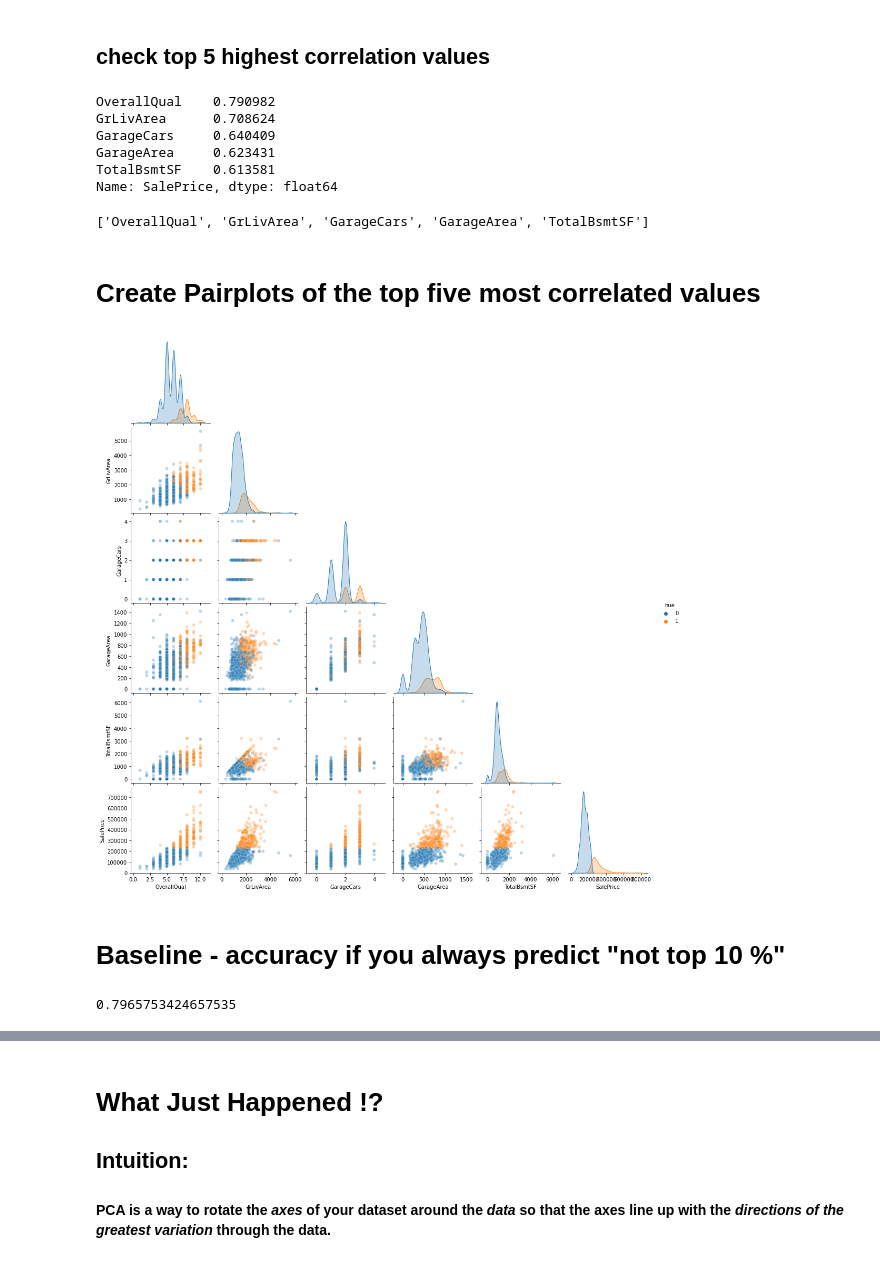
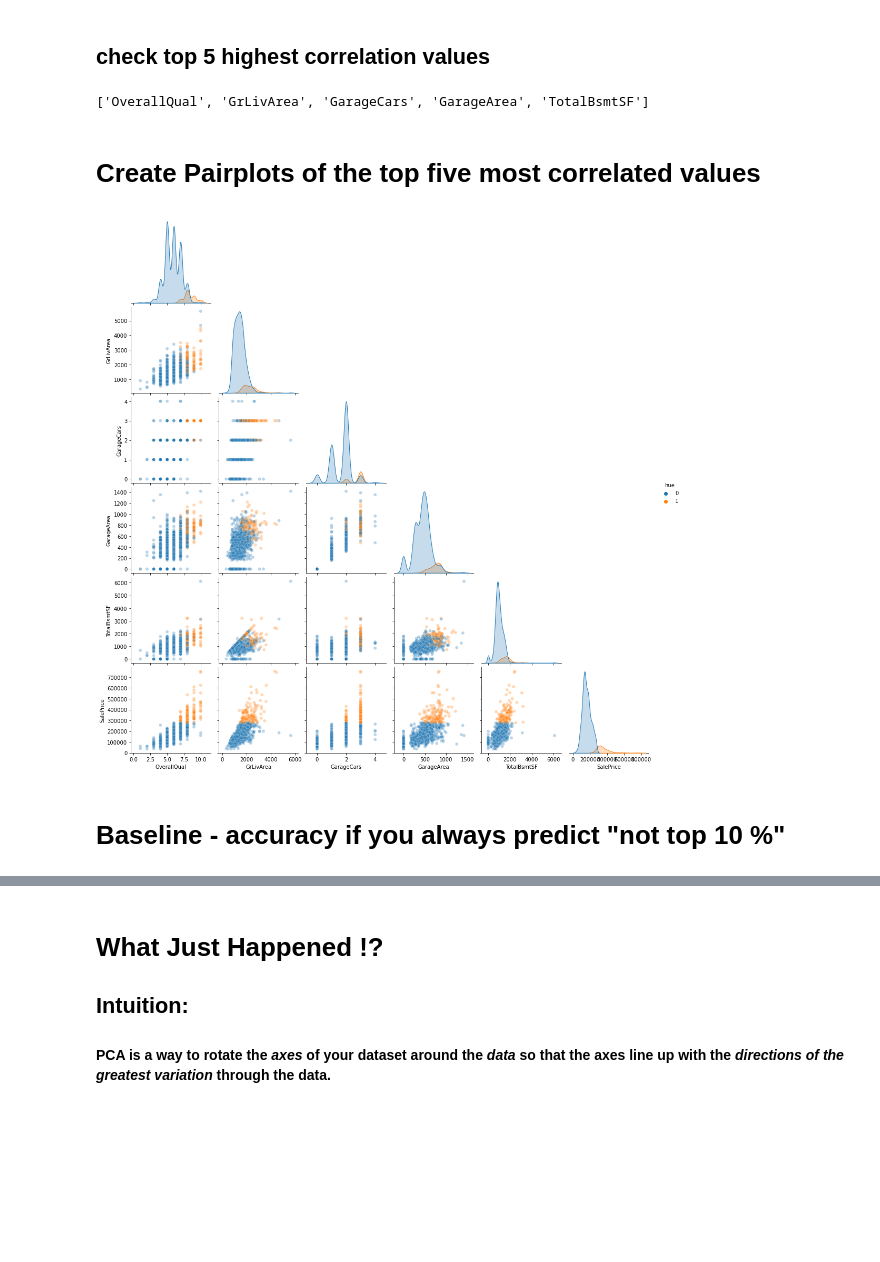
Before and after one commit to carpentries-incubator/high-dimensional-analysis-in-python, a Jupyter notebook: _episodes/high_dimensional_stats_day_1-E2-EDA.ipynb, the cells around one changed output, grey strips where cells are left out. Saved outputs shown, nothing was run; the diff lists cells and outputs as text; code cells hidden in the pictures; blank space fills up the shorter version.

```diff
--- a/_episodes/high_dimensional_stats_day_1-E2-EDA.ipynb
+++ b/_episodes/high_dimensional_stats_day_1-E2-EDA.ipynb
@@ -195 +223,10 @@ df = helper_functions.split_df(df, split_col='SalePrice', top_split=20)
+# %%
+split_df = helper_functions.split_df(
+    df,
+    split_col='SalePrice',
+    top_split=10
+)
+
+# define a hue column to help plot color
+split_df['hue'] = [1 if x else 0 for x in split_df['top_10']]
 # %%
@@ -251,0 +265,2 @@ plt.show()
+# %%
+corr_mat=helper_functions.plot_corr_matrix(split_df)
@@ -252,39 +269,31 @@ plt.show()
 # %% [markdown]
 ## check top 5 highest correlation values
 # %%
-corr_mat['SalePrice'].sort_values(ascending=False)[1:6]
+corr_cols = (
+    corr_mat['SalePrice']
+    .sort_values(ascending=False)[1:6]
+    .index
+    .tolist()
+)
+corr_cols
 # %% [output]
-OverallQual    0.790982
-GrLivArea      0.708624
-GarageCars     0.640409
-GarageArea     0.623431
-TotalBsmtSF    0.613581
-Name: SalePrice, dtype: float64
+['OverallQual', 'GrLivArea', 'GarageCars', 'GarageArea', 'TotalBsmtSF']
-# %%
-corr_cols = corr_mat['SalePrice'].sort_values(ascending=False)[1:6].index.tolist()
-# %%
-corr_cols
-# %% [output]
-['OverallQual', 'GrLivArea', 'GarageCars', 'GarageArea', 'TotalBsmtSF']
 # %% [markdown]
 # Create Pairplots of the top five most correlated values
 # %%
 # Plot correlations and histograms of those columns, color with hue. This might take a while.
+import matplotlib.pyplot as plt
 import seaborn as sns
 sns.pairplot(
-    df[corr_cols + ['hue', 'SalePrice']],
+    split_df[corr_cols + ['hue', 'SalePrice']],
     hue='hue',
     dropna=True,
     corner=True,
     plot_kws={'alpha': 0.3}
 )
 
 plt.show()
 # %% [output]
-[figure, old version]
+[figure, new version]
 # %% [markdown]
 # Baseline - accuracy if you always predict "not top 10 %"
-# %%
-1 - df.hue.mean()
-# %% [output]
-0.7965753424657535
```
Also changed, not shown: parts of 53 cells of this notebook, 1 other file.
